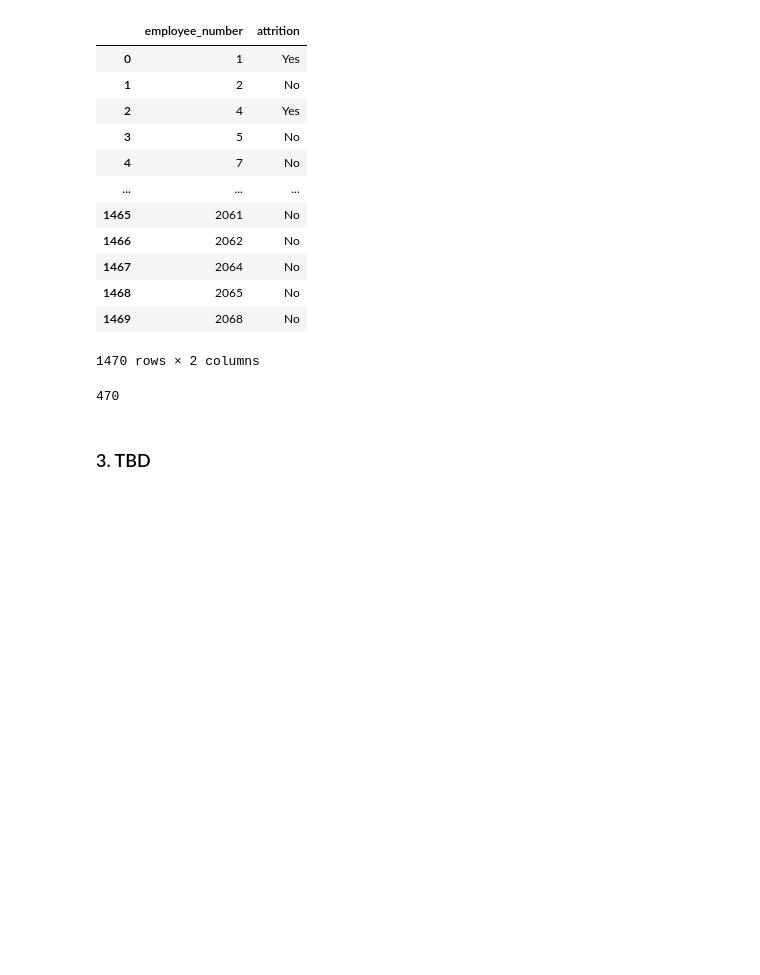
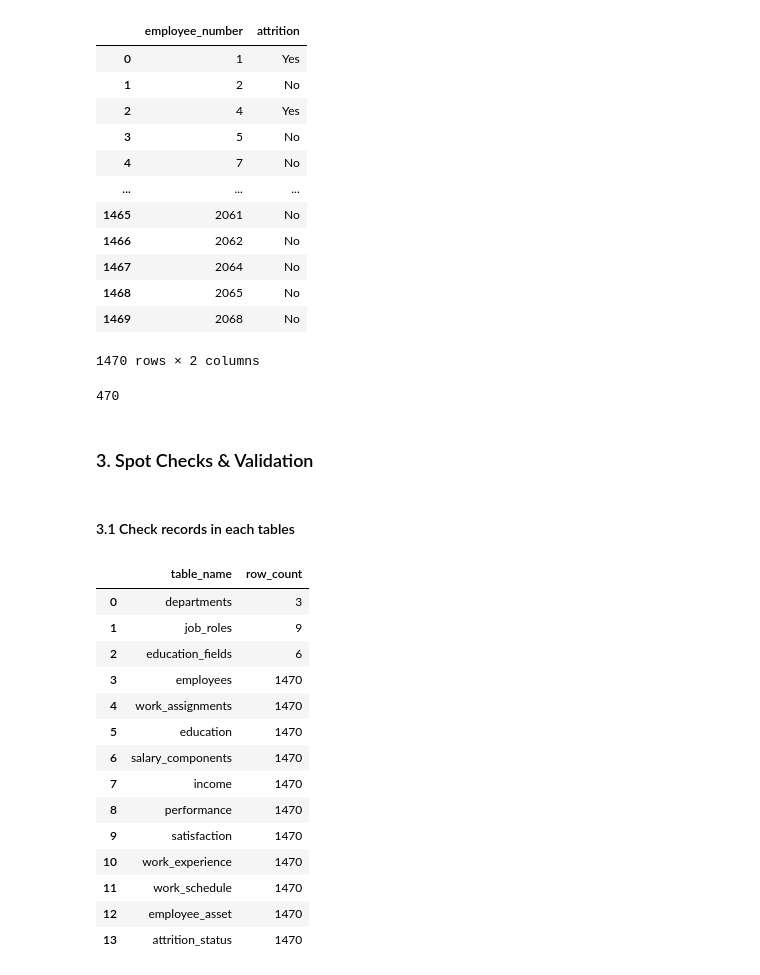
Before and after one commit to XiangdongWang3/hr-etl-pipeline, a Jupyter notebook: M.S. of AA/APAN 5310 SQL/5310_Project/5310_ETL.ipynb, the cells around one changed output. Drawn from its saved outputs; the diff is of its cells as text; code cells hidden in the pictures; blank space fills up the shorter version.

Commit message:
Load and spot checks&validation updates

```diff
--- a/M.S. of AA/APAN 5310 SQL/5310_Project/5310_ETL.ipynb
+++ b/M.S. of AA/APAN 5310 SQL/5310_Project/5310_ETL.ipynb
@@ -676,4 +678,44 @@ attrition_status_df.to_sql(
 # %% [output]
 470
 # %% [markdown]
-### 3. TBD
+### 3. Spot Checks & Validation
+# %% [markdown]
+#### 3.1 Check records in each tables
+# %%
+stmt = """
+    SELECT 'departments' AS table_name, COUNT(*) AS row_count FROM departments
+    UNION ALL SELECT 'job_roles', COUNT(*) FROM job_roles
+    UNION ALL SELECT 'education_fields', COUNT(*) FROM education_fields
+    UNION ALL SELECT 'employees', COUNT(*) FROM employees
+    UNION ALL SELECT 'work_assignments', COUNT(*) FROM work_assignments
+    UNION ALL SELECT 'education', COUNT(*) FROM education
+    UNION ALL SELECT 'salary_components', COUNT(*) FROM salary_components
+    UNION ALL SELECT 'income', COUNT(*) FROM income
+    UNION ALL SELECT 'performance', COUNT(*) FROM performance
+    UNION ALL SELECT 'satisfaction', COUNT(*) FROM satisfaction
+    UNION ALL SELECT 'work_experience', COUNT(*) FROM work_experience
+    UNION ALL SELECT 'work_schedule', COUNT(*) FROM work_schedule
+    UNION ALL SELECT 'employee_asset', COUNT(*) FROM employee_asset
+    UNION ALL SELECT 'attrition_status', COUNT(*) FROM attrition_status
+"""
+
+results = connection.execute(stmt).fetchall()
+table_counts_df = pd.DataFrame(results, columns=results[0].keys())
+
+table_counts_df
+# %% [output]
+|  | table_name | row_count |
+| 0 | departments | 3 |
+| 1 | job_roles | 9 |
+| 2 | education_fields | 6 |
+| 3 | employees | 1470 |
+| 4 | work_assignments | 1470 |
+| 5 | education | 1470 |
+| 6 | salary_components | 1470 |
+| 7 | income | 1470 |
+| 8 | performance | 1470 |
+| 9 | satisfaction | 1470 |
+| 10 | work_experience | 1470 |
+| 11 | work_schedule | 1470 |
+| 12 | employee_asset | 1470 |
+| 13 | attrition_status | 1470 |
```
Also changed, not shown: parts of 9 cells of this notebook.
